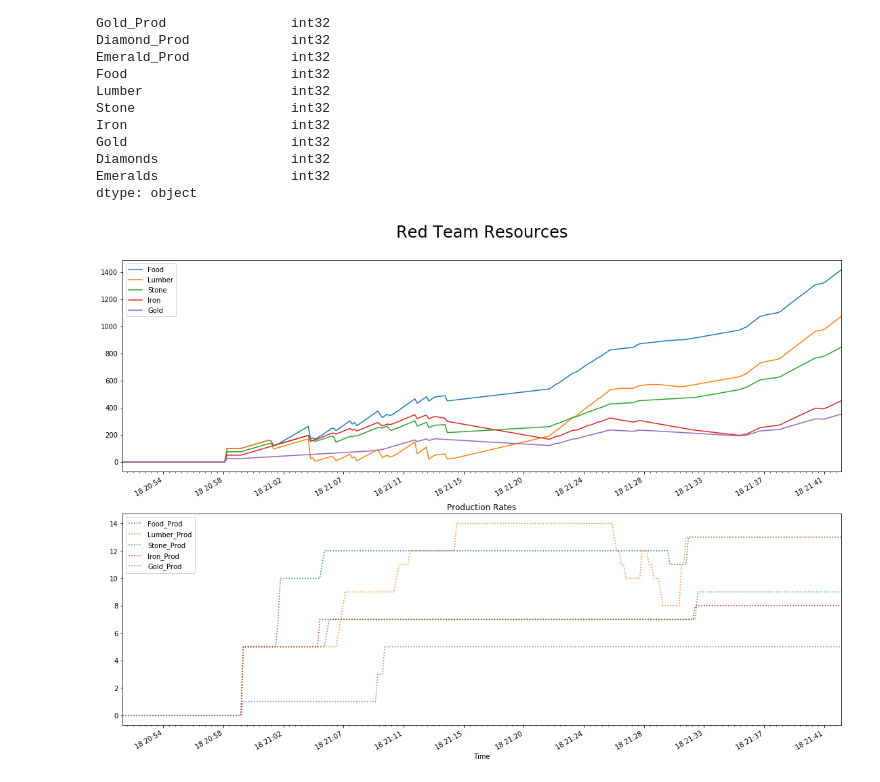
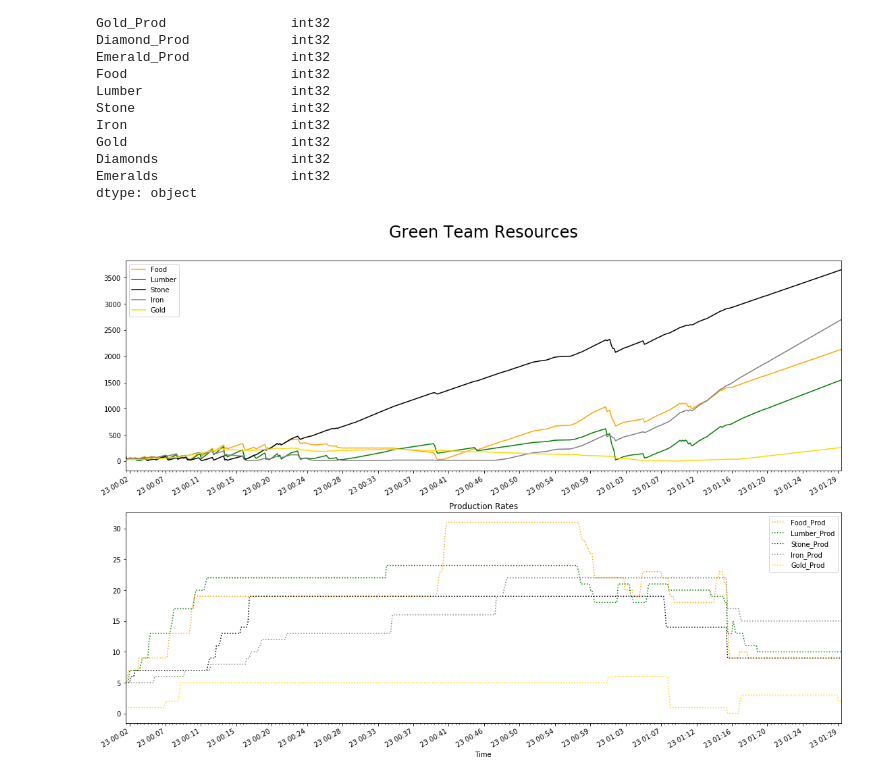
Before and after one commit to TechStack/TS-RTS, a Jupyter notebook: gameStats.ipynb, the cells around one changed output. Drawn from its saved outputs; the diff is of its cells as text; code cells hidden in the pictures.

Commit message:
Updated gameStats
Including new function for plotting economic powers.

```diff
--- a/gameStats.ipynb
+++ b/gameStats.ipynb
@@ -22,7 +24,7 @@ MatplotLib version 3.0.3
 =-=-=-=-=-=-=-=-=-=-=-=-=-=-=-=-=-=-=-=-=-=-=-=-=-=-=-=-=-=-=-=-=-=-=-=-=-=-=-=-=-=
 # %%
 # Hardcoded filepath for testing and dev purposes
-file = r'C:\Users\Czarified\Downloads\latest.log'
+file = 'latest.log'
 
 # Initialize the data array
 data = pd.DataFrame(dtype=float)
@@ -91,8 +93,8 @@ def teamResourcePlot(df, team='red', p=True):
 
     if p:
         fig, axes = plt.subplots(nrows=2, ncols=1, figsize=(19,14) )
-        ax1 = df.plot(ax=axes[0], y=['Food', 'Lumber', 'Stone', 'Iron', 'Gold'])
-        ax2 = df.plot(ax=axes[1], y=['Food_Prod', 'Lumber_Prod', 'Stone_Prod', 'Iron_Prod', 'Gold_Prod'], style=':')
+        ax1 = df.plot(ax=axes[0], y=['Food', 'Lumber', 'Stone', 'Iron', 'Gold'], color=['orange', 'g', 'k', 'grey', 'gold'])
+        ax2 = df.plot(ax=axes[1], y=['Food_Prod', 'Lumber_Prod', 'Stone_Prod', 'Iron_Prod', 'Gold_Prod'], color=['orange', 'g', 'k', 'grey', 'gold'], style=':')
 
         ax1.set_title('{} Team Resources\n'.format(team.title()), fontsize=24)
         ax1.set_xlabel(None)
@@ -111,8 +113,8 @@ def teamResourcePlot(df, team='red', p=True):
 
     return fig, ax1
 # %%
-team = 'red'
+team = 'green'
 fig, ax = teamResourcePlot(data, team=team, p=True)
 fig.savefig('{}.png'.format(team))
 # %% [output]
-[figure, old version]
+[figure, new version]
```
Also changed, not shown: parts of 3 cells of this notebook, 4 other files.
